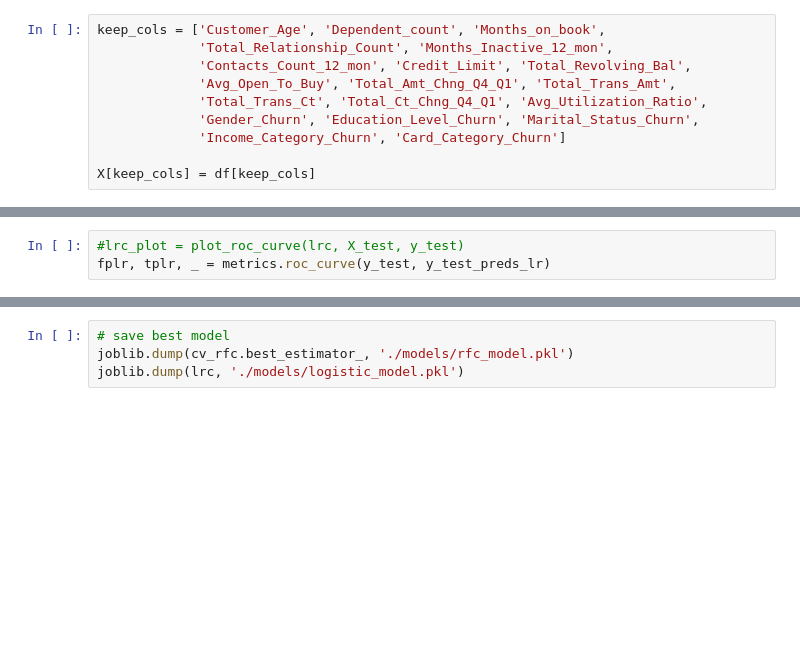
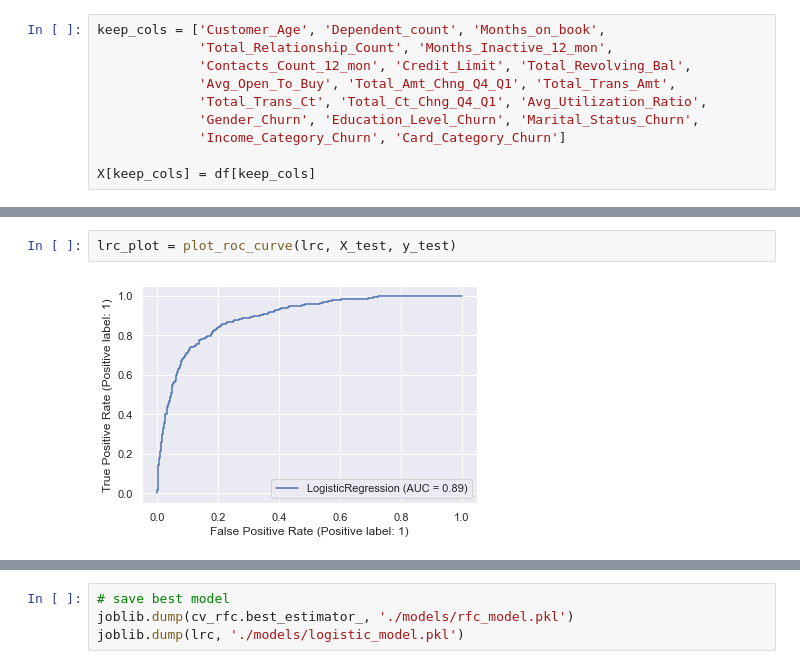
Before and after one commit to tuscar2001/MLOps-Engineer-Udacity, a Jupyter notebook: churn_notebook.ipynb, the cells around one changed output, grey strips where cells are left out. Drawn from its saved outputs; the diff is of its cells as text; blank space fills up the shorter version.

```diff
--- a/churn_notebook.ipynb
+++ b/churn_notebook.ipynb
@@ -251,6 +251,7 @@ avg / total       0.88      0.89      0.88      7088
-# %%
-#lrc_plot = plot_roc_curve(lrc, X_test, y_test)
-fplr, tplr, _ = metrics.roc_curve(y_test, y_test_preds_lr)
+# %%
+lrc_plot = plot_roc_curve(lrc, X_test, y_test)
+# %% [output]
+[figure, added]
 # %%
 # plots
 plt.figure(figsize=(15, 8))
```
Also changed, not shown: parts of 5 cells of this notebook, 12 other files.
